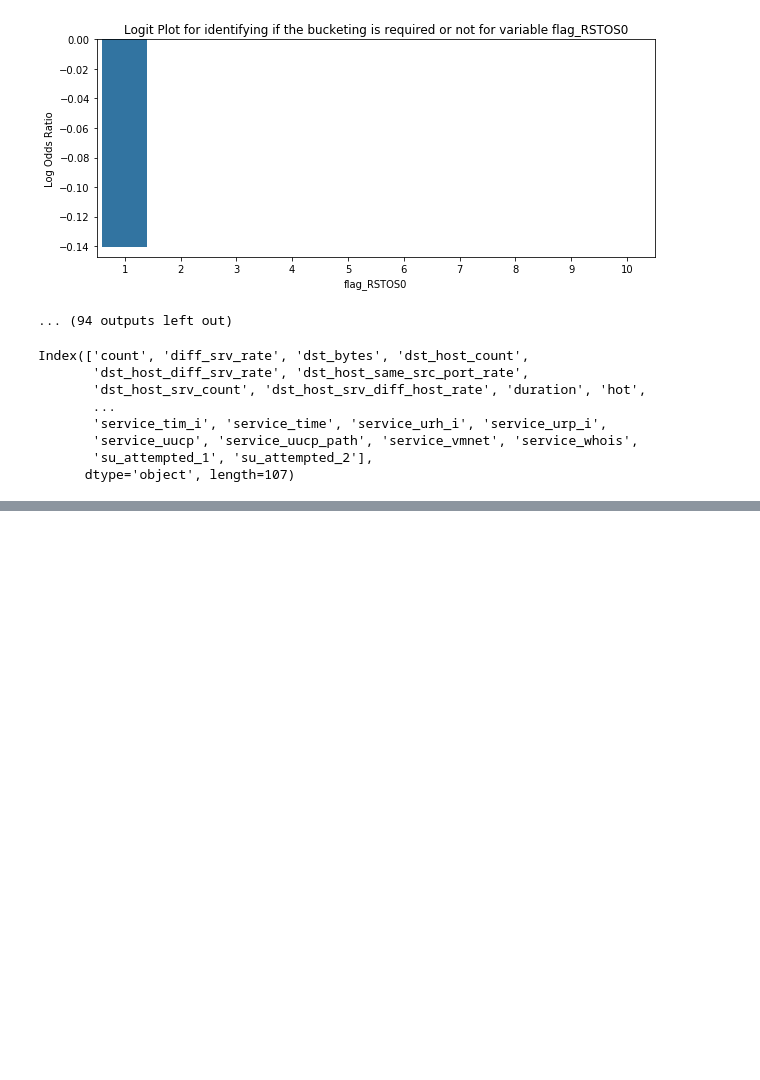
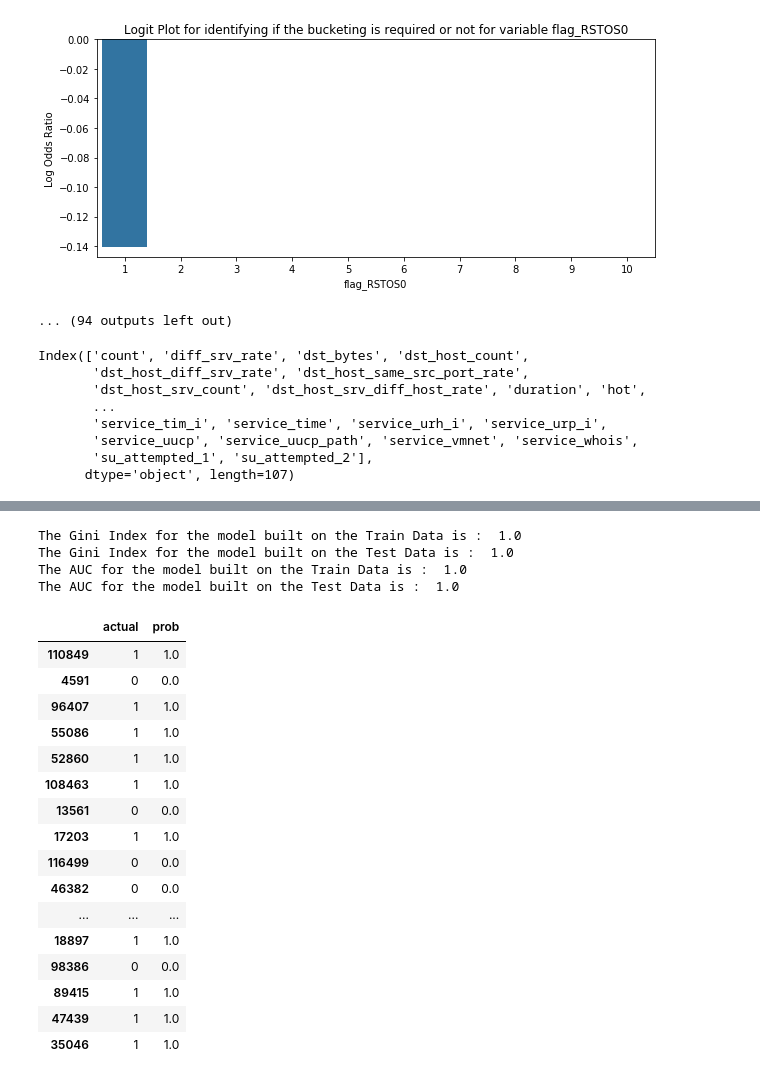
Before and after one commit to devarun07/Analytix, a Jupyter notebook: Projects/3. Network Intrusion Detection System/Project-3.ipynb, the cells around one changed output, grey strips where cells are left out. Drawn from its saved outputs; the diff is of its cells as text; code cells hidden in the pictures; blank space fills up the shorter version.

```diff
--- a/Projects/3. Network Intrusion Detection System/Project-3.ipynb
+++ b/Projects/3. Network Intrusion Detection System/Project-3.ipynb
@@ -556,0 +636,5 @@ selected_features_from_selectKBest.head()
+# %%
+final_features = []
+for i in vif.features:
+    if(i != 'Intercept'):
+        final_features.append(i)
@@ -556,0 +660,3 @@ selected_features_from_selectKBest.head()
+# %%
+data_final = data_new[final_features + ['target']]
+data_final.head()
@@ -556,0 +670,7 @@ selected_features_from_selectKBest.head()
+# %%
+train,test = train_test_split(data_final,test_size=0.3,random_state=123)
+
+train_X = train[train.columns.difference(['target'])]
+test_X = test[test.columns.difference(['target'])]
+train_y = train['target']
+test_y = test['target']
@@ -556,0 +687,5 @@ selected_features_from_selectKBest.head()
+# %%
+logreg = sm.logit(formula='target~dst_host_count+service_domain_u+dst_bytes+dst_host_same_src_port_rate+last_flag+count+dst_host_diff_srv_rate+service_private+rerror_rate+dst_host_srv_diff_host_rate+diff_srv_rate+srv_diff_host_rate+target', data=train)
+result = logreg.fit(maxiter=15)
+
+print(result.summary2())
@@ -556,0 +710,44 @@ selected_features_from_selectKBest.head()
+# %%
+train_gini = 2*metrics.roc_auc_score(train['target'], result.predict(train)) - 1
+print("The Gini Index for the model built on the Train Data is : ", train_gini)
+
+test_gini = 2*metrics.roc_auc_score(test['target'], result.predict(test)) - 1
+print("The Gini Index for the model built on the Test Data is : ", test_gini)
+
+train_auc = metrics.roc_auc_score(train['target'], result.predict(train))
+test_auc = metrics.roc_auc_score(test['target'], result.predict(test))
+
+print("The AUC for the model built on the Train Data is : ", train_auc)
+print("The AUC for the model built on the Test Data is : ", test_auc)
+# %% [output]
+The Gini Index for the model built on the Train Data is :  1.0
+The Gini Index for the model built on the Test Data is :  1.0
+The AUC for the model built on the Train Data is :  1.0
+The AUC for the model built on the Test Data is :  1.0
+# %%
+## Intuition behind ROC curve - predicted probability as a tool for separating the '1's and '0's
+train_predicted_prob = pd.DataFrame(round(result.predict(train),3))
+train_predicted_prob.columns = ['prob']
+train_actual = train['target']
+# making a DataFrame with actual and prob columns
+train_predict = pd.concat([train_actual, train_predicted_prob], axis=1)
+train_predict.columns = ['actual','prob']
+train_predict.head(20)
+# %% [output]
+|  | actual | prob |
+| 110849 | 1 | 1.0 |
+| 4591 | 0 | 0.0 |
+| 96407 | 1 | 1.0 |
+| 55086 | 1 | 1.0 |
+| 52860 | 1 | 1.0 |
+| 108463 | 1 | 1.0 |
+| 13561 | 0 | 0.0 |
+| 17203 | 1 | 1.0 |
+| 116499 | 0 | 0.0 |
+| 46382 | 0 | 0.0 |
+| ... | ... | ... |
+| 18897 | 1 | 1.0 |
+| 98386 | 0 | 0.0 |
+| 89415 | 1 | 1.0 |
+| 47439 | 1 | 1.0 |
+| 35046 | 1 | 1.0 |
```
Also changed, not shown: parts of 29 cells of this notebook, 1 other file.
